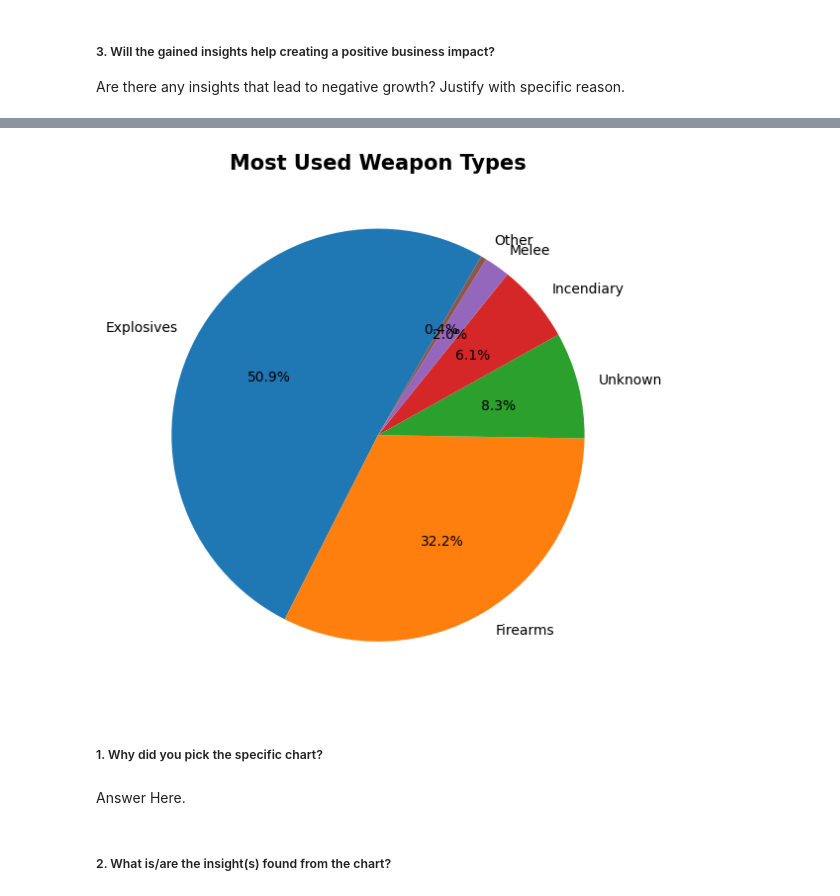
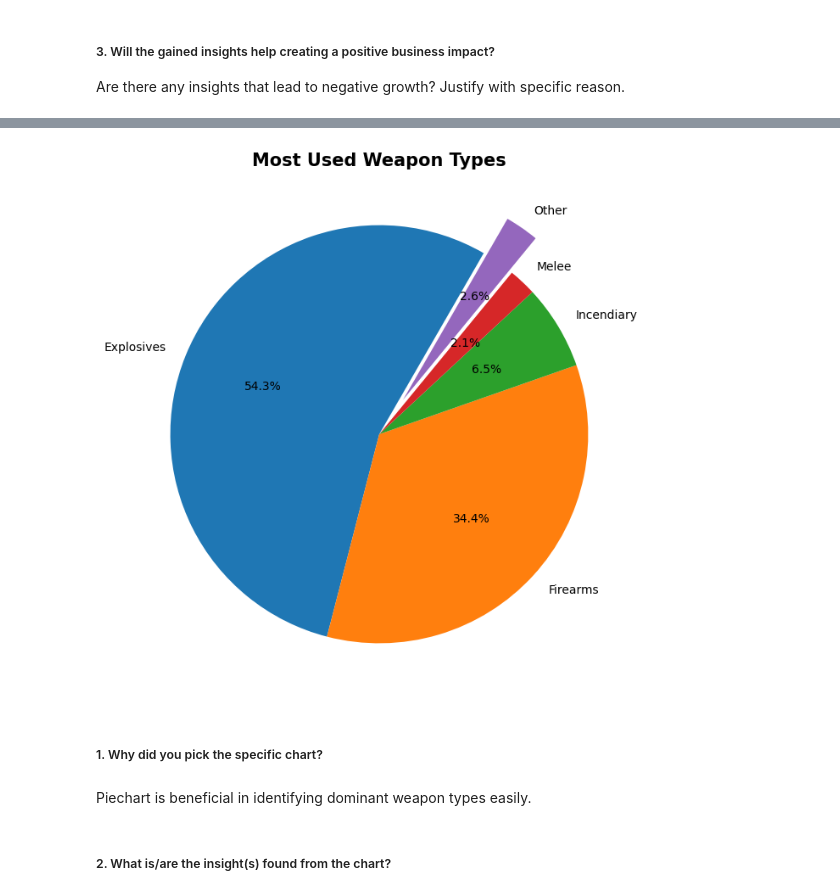
Before and after one commit to Mansi67/Global_Terrorism_Dataset_EDA, a Jupyter notebook: Global_Terrorism_Dataset_EDA.ipynb, the cells around one changed output, grey strips where cells are left out. Cells and saved outputs as stored; diff of their text form; code cells hidden in the pictures.

```diff
--- a/Global_Terrorism_Dataset_EDA.ipynb
+++ b/Global_Terrorism_Dataset_EDA.ipynb
@@ -708,6 +747,10 @@ Answer Here
 # %%
-others=df.groupby('Weapon_Type')['eventid'].count().sort_values(ascending=False)[5:].sum()
-s=df.groupby('Weapon_Type')['eventid'].count().sort_values(ascending=False)[0:5]
+#Top 5 most used weapon type
+s=df[df['Weapon_Type'] !='Unknown'].groupby('Weapon_Type')['eventid'].count().sort_values(ascending=False)[0:4]
+#Group rest weapon types as others
+others=df.groupby('Weapon_Type')['eventid'].count().sort_values(ascending=False)[4:].sum()
+
+# creating new dataframe for Weapon and number of attacks
 new_frame=pd.DataFrame({'Weapon': s.index, 'Attacks':s.values})
 new_frame.loc[len(new_frame.index) ] = ['Other', others]
-new_frame
+#new_frame
@@ -722,23 +757,21 @@ new_frame
 # %%
-# Chart - 10 visualization code
-#Weapon Type
+# Plot Pie
 labels = new_frame['Weapon']
 values = new_frame['Attacks']
 
 # Creating a pie chart
-plt.figure(figsize=(6, 5))
-plt.pie(values, labels=labels, autopct='%0.1f%%', startangle=60)
-
+plt.figure(figsize=(12, 8))
+explode = [0,0,0,0,0.2]  # Adjust the explode values as needed
+plt.pie(values, labels=labels, autopct='%0.1f%%', startangle=60,explode=explode )
 plt.title('Most Used Weapon Types', fontsize=15,fontweight='bold')
-plt.tight_layout()
 plt.show()
 # %% [output]
-[figure, old version]
+[figure, new version]
 # %%
 #df.to_csv('new_df.csv', index=False)
 # %% [markdown]
 ##### 1. Why did you pick the specific chart?
-# %% [markdown]
-Answer Here.
+# %% [markdown]
+Piechart is beneficial in identifying dominant weapon types easily.
 # %% [markdown]
 ##### 2. What is/are the insight(s) found from the chart?
```
Also changed, not shown: parts of 94 cells of this notebook.
